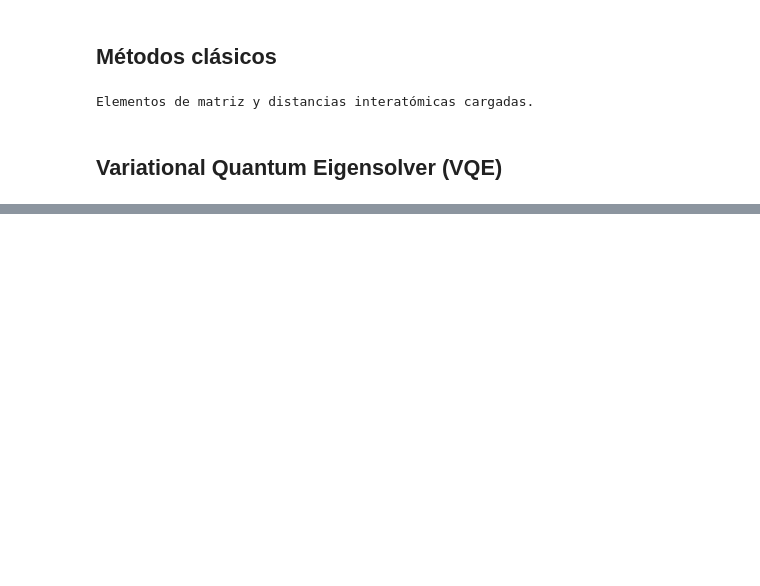
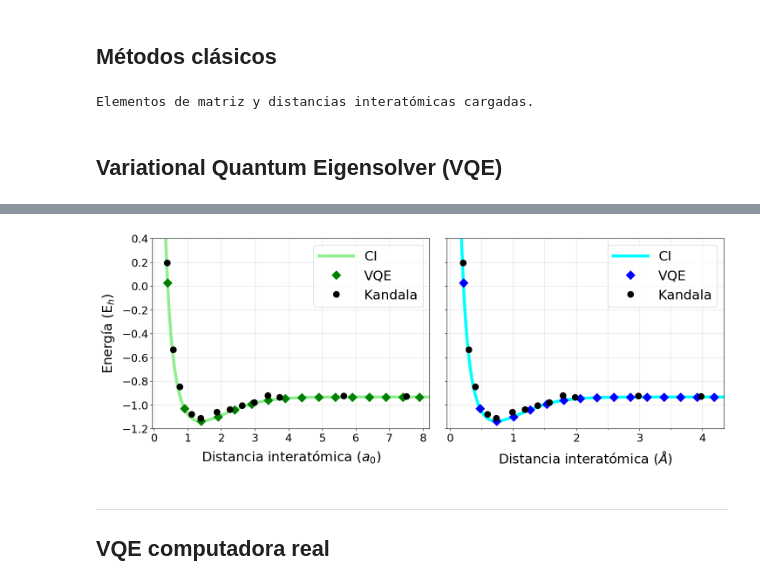
Before and after one commit to ro-sgr/tesis-licenciatura, a Jupyter notebook: (5) VQE.ipynb, the cells around one changed output, grey strips where cells are left out. Drawn from its saved outputs; the diff is of its cells as text; code cells hidden in the pictures; blank space fills up the shorter version.

```diff
--- a/(5) VQE.ipynb
+++ b/(5) VQE.ipynb
@@ -263,0 +315,7 @@ plt.show()
+# %%
+# Se correrá una simulación local con el perfil de ruido de 'ibm_brisbane'
+backend = FakeBrisbane() # perfil de backend real de 127 qubits
+backend.refresh(service) # actualizar con métricas más recientes
+# %%
+%%time
+params_optimizados_ruido, energia_VQE_ruido, distancias_ruido = R_VQE_H2(distancias, backend)
@@ -263,0 +340,58 @@ plt.show()
+# %%
+# Graficar resultados
+fig, axs = plt.subplots(1, 2, figsize=(15, 6))  # 1 fila, 1 columnas, tamaño de figura (15, 5)
+linewidth, fontsize, labelsize, alpha = 5, 22, 18, 0.4
+
+factor = 0.529177249 # unidades atómicas de distancia a Angstroms
+xmin, xmax = -0.05, 8.2
+
+###################
+### Gráfica derecha
+###################
+axs[0].plot(distancias, CI, linewidth=linewidth, linestyle='solid', label='CI', color='lightgreen')
+axs[0].plot(distancias_ruido, energia_VQE_ruido, linewidth=None, linestyle='None', label='VQE', color='green', marker='D', markersize=10)
+axs[0].plot(x_Kandala/factor, y_Kandala, linewidth=None, linestyle='None', label='Kandala', color='black', marker='o', markersize=10)
+# x config
+axs[0].set_xticks(np.arange(0, 9, 1))
+axs[0].set_xlim(xmin, xmax)
+axs[0].set_xlabel(r'Distancia interatómica ($a_0$)', fontsize=fontsize, labelpad=10)
+# y config
+axs[0].set_ylim(-1.2,0.4)
+axs[0].set_ylabel(r'Energía ($\mathrm{E}_h$)', fontsize=fontsize, labelpad=10)
+# plot config
+handles, labels = axs[0].get_legend_handles_labels()
+order = [0,1,2]
+axs[0].legend([handles[idx] for idx in order],[labels[idx] for idx in order], fontsize=fontsize, handlelength=2.6)
+axs[0].tick_params(axis='both', which='major', labelsize=labelsize)
+axs[0].grid(alpha=alpha)
+
+#####################
+### Gráfica izquierda
+#####################
+axs[1].plot(distancias*factor, CI, linewidth=linewidth, linestyle='solid', label='CI', color='cyan')
+axs[1].plot(distancias_ruido*factor, energia_VQE_ruido, linewidth=None, linestyle='None', label='VQE', color='blue', marker='D', markersize=10)
+axs[1].plot(x_Kandala, y_Kandala, linewidth=None, linestyle='None', label='Kandala', color='black', marker='o', markersize=10)
+# x config
+axs[1].set_xticks(np.arange(0, 5, 1))
+axs[1].set_xticks(np.arange(0, 5, 0.5), minor=True)
+axs[1].set_xlim(xmin, xmax*factor)
+axs[1].set_xlabel(r'Distancia interatómica ($\AA$)', fontsize=fontsize, labelpad=10)
+# y config
+axs[1].set_yticks(np.arange(-1.4, 0.5, 0.2), minor=True)
+axs[1].set_ylim(-1.2, 0.4)
+axs[1].set(yticklabels=[])
+# plot config
+handles, labels = axs[1].get_legend_handles_labels()
+order = [0,1,2]
+axs[1].legend([handles[idx] for idx in order],[labels[idx] for idx in order], fontsize=fontsize, handlelength=2.6)
+axs[1].tick_params(axis='both', which='major', labelsize=labelsize)
+axs[1].grid(alpha=alpha, which='both')
+
+fig.tight_layout(pad=2.5)
+plt.show()
+# fig.savefig('imgs/H2_VQE.svg', format='svg', bbox_inches='tight')
+# %% [output]
+[figure, added]
+# %% [markdown]
+---
+## VQE computadora real
```
Also changed, not shown: parts of 22 cells of this notebook, 23 other files.
